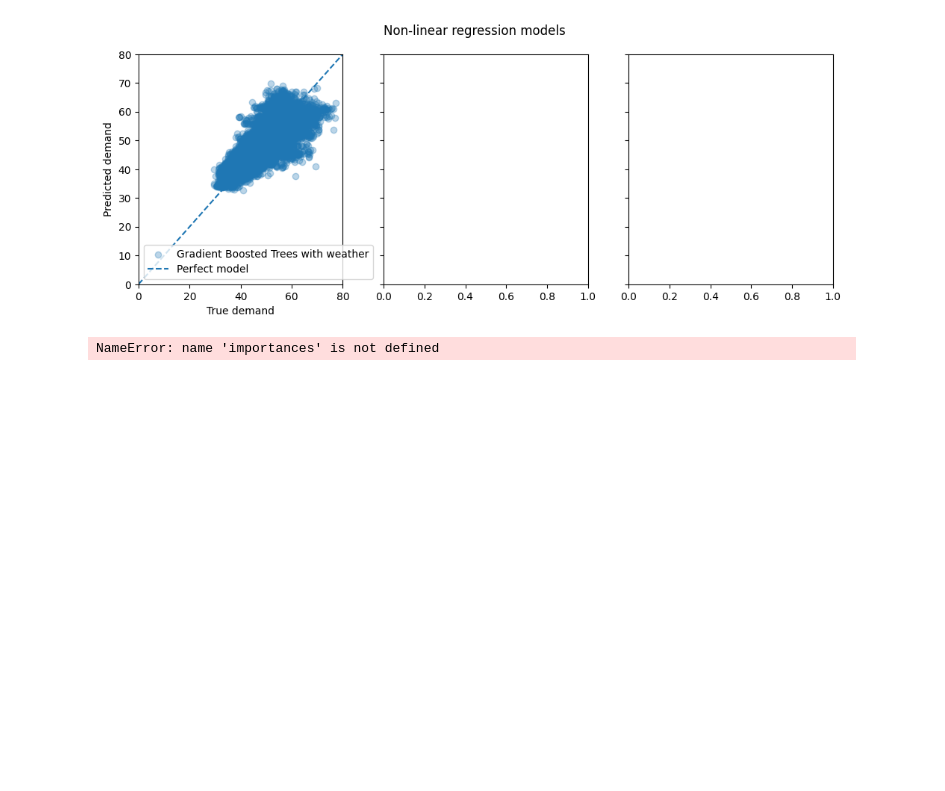
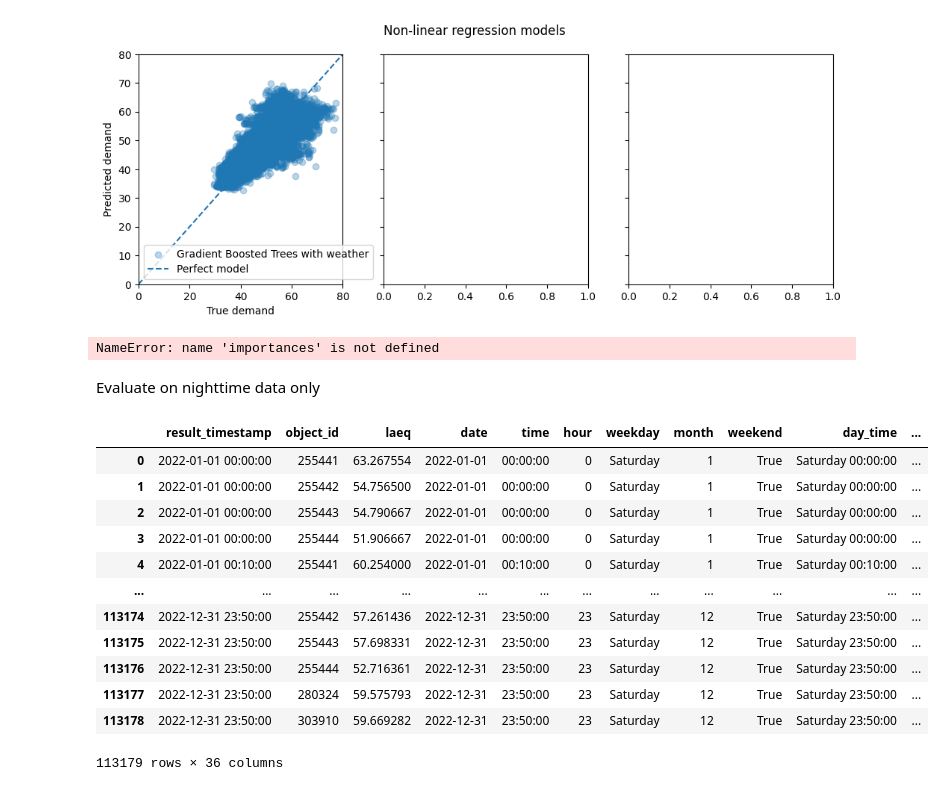
Before and after one commit to IvanaOsredek/ModernDataAnalyticsProject, a Jupyter notebook: MDA_xgboost.ipynb, the cells around one changed output. Saved outputs shown, nothing was run; the diff lists cells and outputs as text; code cells hidden in the pictures; blank space fills up the shorter version.

Commit message:
testing nighttime only model

```diff
--- a/MDA_xgboost.ipynb
+++ b/MDA_xgboost.ipynb
@@ -350,3 +291,41 @@ viz = plot_importances(imp)
 viz.view()
 # %% [output]
 NameError: name 'importances' is not defined
+# %% [markdown]
+Evaluate on nighttime data only
+# %%
+dfe = pd.read_csv("C:\\Users\Arthur\hello\\final_df.csv", delimiter=";")
+dfe['255439'] = dfe['object_id']==255439
+dfe['255440'] = dfe['object_id']==255440
+dfe['255441'] = dfe['object_id']==255441
+dfe['255442'] = dfe['object_id']==255442
+dfe['255443'] = dfe['object_id']==255443
+dfe['255444'] = dfe['object_id']==255444
+dfe['255445'] = dfe['object_id']==255445
+dfe['280324'] = dfe['object_id']==280324
+dfe['303910'] = dfe['object_id']==303910
+dfe = dfe.sort_values(by=['result_timestamp','object_id'])
+# %%
+dfe['key'] = dfe['object_id'].astype('str') + dfe['result_timestamp']
+dfe['result_timestamp'] = pd.to_datetime(dfe['result_timestamp'],format='%Y-%m-%d %H:%M:%S')
+# %%
+#evaluate model on nighttime data only
+df_night = dfe
+df_night = df_night.set_index('result_timestamp')
+df_night = df_night.between_time('22:00:00','6:00:00', inclusive='both')
+df_night = df_night.reset_index()
+df_night
+# %% [output]
+|  | result_timestamp | object_id | laeq | date | time | hour | weekday | month | weekend | day_time | ... |
+| 0 | 2022-01-01 00:00:00 | 255441 | 63.267554 | 2022-01-01 | 00:00:00 | 0 | Saturday | 1 | True | Saturday 00:00:00 | ... |
+| 1 | 2022-01-01 00:00:00 | 255442 | 54.756500 | 2022-01-01 | 00:00:00 | 0 | Saturday | 1 | True | Saturday 00:00:00 | ... |
+| 2 | 2022-01-01 00:00:00 | 255443 | 54.790667 | 2022-01-01 | 00:00:00 | 0 | Saturday | 1 | True | Saturday 00:00:00 | ... |
+| 3 | 2022-01-01 00:00:00 | 255444 | 51.906667 | 2022-01-01 | 00:00:00 | 0 | Saturday | 1 | True | Saturday 00:00:00 | ... |
+| 4 | 2022-01-01 00:10:00 | 255441 | 60.254000 | 2022-01-01 | 00:10:00 | 0 | Saturday | 1 | True | Saturday 00:10:00 | ... |
+| ... | ... | ... | ... | ... | ... | ... | ... | ... | ... | ... | ... |
+| 113174 | 2022-12-31 23:50:00 | 255442 | 57.261436 | 2022-12-31 | 23:50:00 | 23 | Saturday | 12 | True | Saturday 23:50:00 | ... |
+| 113175 | 2022-12-31 23:50:00 | 255443 | 57.698331 | 2022-12-31 | 23:50:00 | 23 | Saturday | 12 | True | Saturday 23:50:00 | ... |
+| 113176 | 2022-12-31 23:50:00 | 255444 | 52.716361 | 2022-12-31 | 23:50:00 | 23 | Saturday | 12 | True | Saturday 23:50:00 | ... |
+| 113177 | 2022-12-31 23:50:00 | 280324 | 59.575793 | 2022-12-31 | 23:50:00 | 23 | Saturday | 12 | True | Saturday 23:50:00 | ... |
+| 113178 | 2022-12-31 23:50:00 | 303910 | 59.669282 | 2022-12-31 | 23:50:00 | 23 | Saturday | 12 | True | Saturday 23:50:00 | ... |
+113179 rows × 36 columns
```
Also changed, not shown: parts of 17 cells of this notebook, 1 other file.
